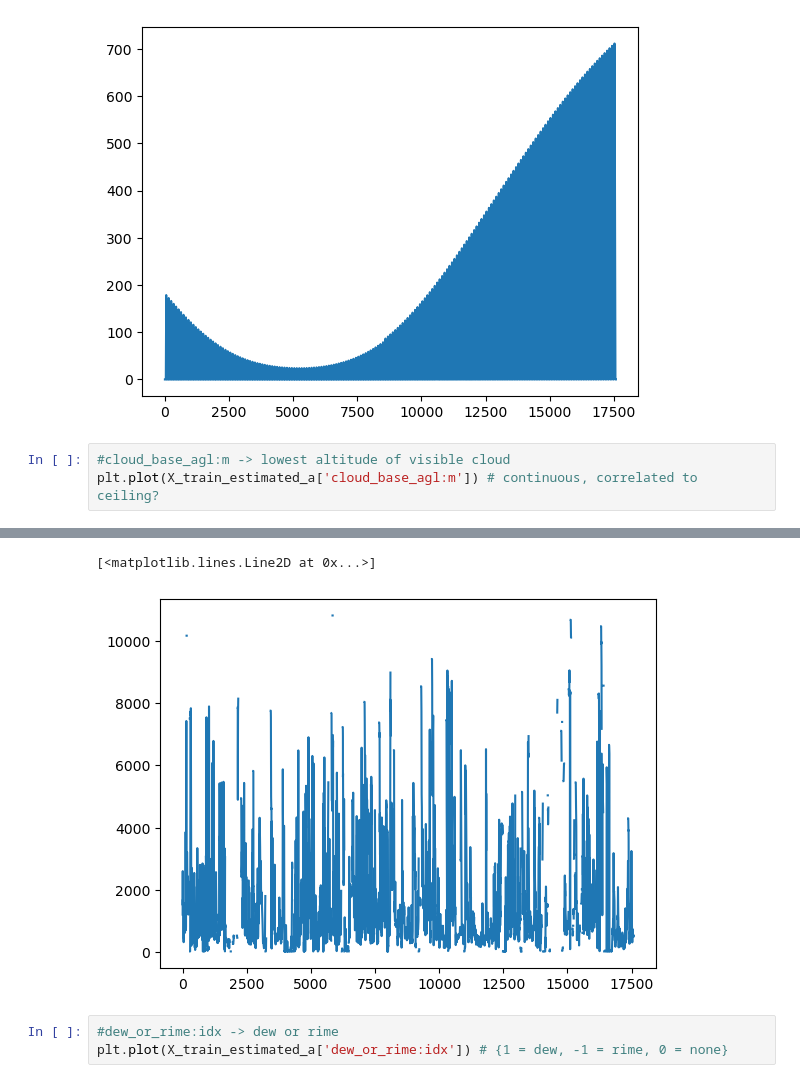
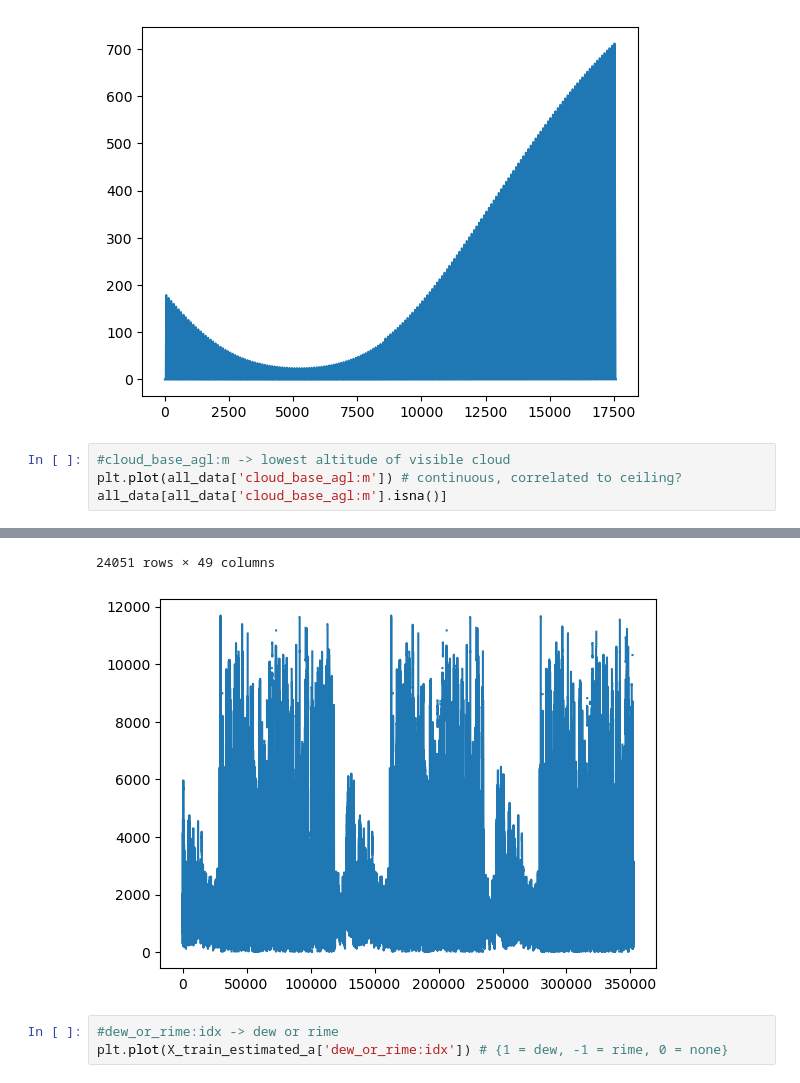
Before and after one commit to CristianoGambirasio/MLProjectNTNU, a Jupyter notebook: data_exploration.ipynb, the cells around one changed output, grey strips where cells are left out. Saved outputs shown, nothing was run; the diff lists cells and outputs as text.

```diff
--- a/data_exploration.ipynb
+++ b/data_exploration.ipynb
@@ -220,5 +122,6 @@ plt.plot(X_train_estimated_a['clear_sky_rad:W']) # Seasonality? Same as previous
 [figure]
 # %%
 #cloud_base_agl:m -> lowest altitude of visible cloud
-plt.plot(X_train_estimated_a['cloud_base_agl:m']) # continuous, correlated to ceiling?
+plt.plot(all_data['cloud_base_agl:m']) # continuous, correlated to ceiling?
+all_data[all_data['cloud_base_agl:m'].isna()]
 # %% [output]
@@ -225,5 +140,5 @@ plt.plot(X_train_estimated_a['cloud_base_agl:m']) # continuous, correlated to ce
-[<matplotlib.lines.Line2D at 0x...>]
+24051 rows × 49 columns
-[figure, old version]
+[figure, new version]
 # %%
 #dew_or_rime:idx -> dew or rime
 plt.plot(X_train_estimated_a['dew_or_rime:idx']) # {1 = dew, -1 = rime, 0 = none}
```
Also changed, not shown: parts of 42 cells of this notebook.
